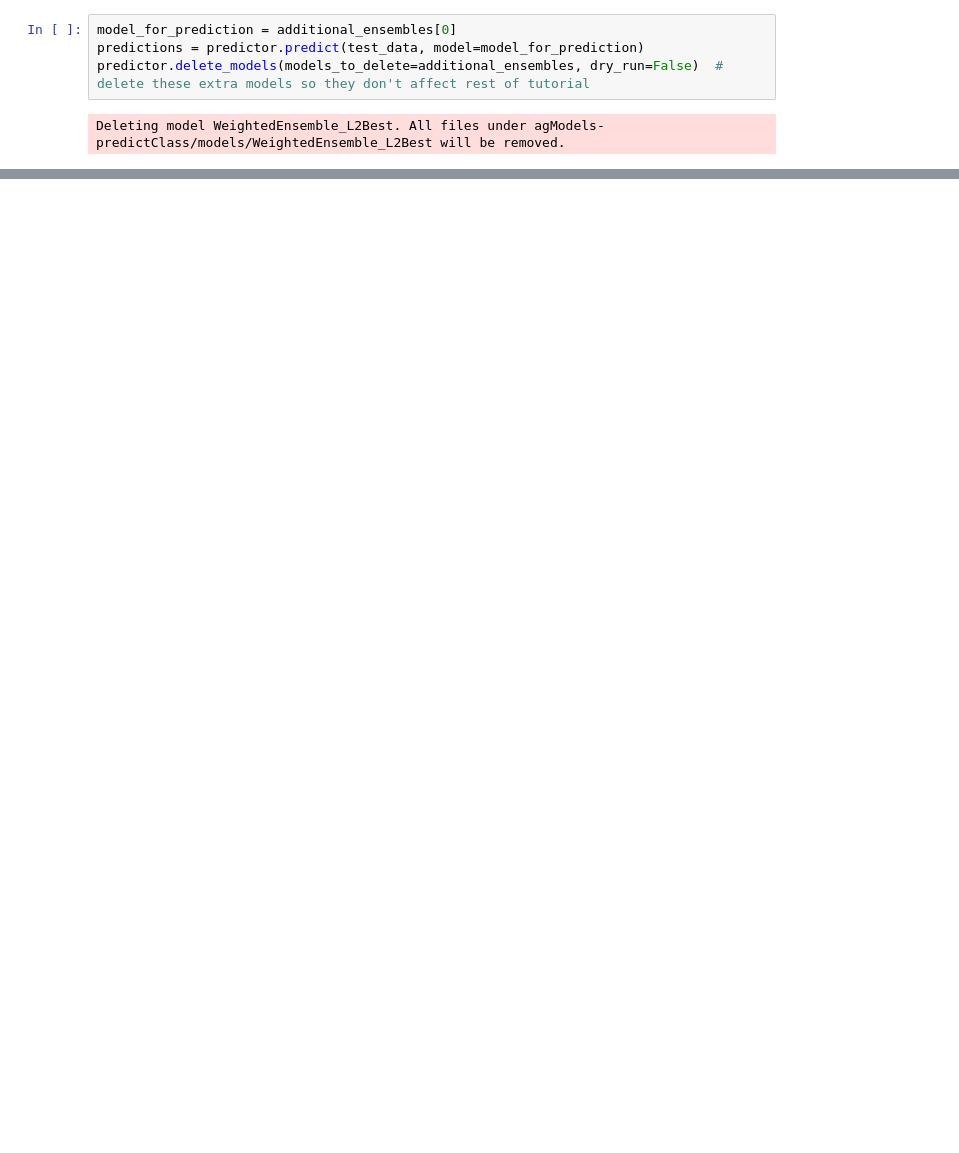
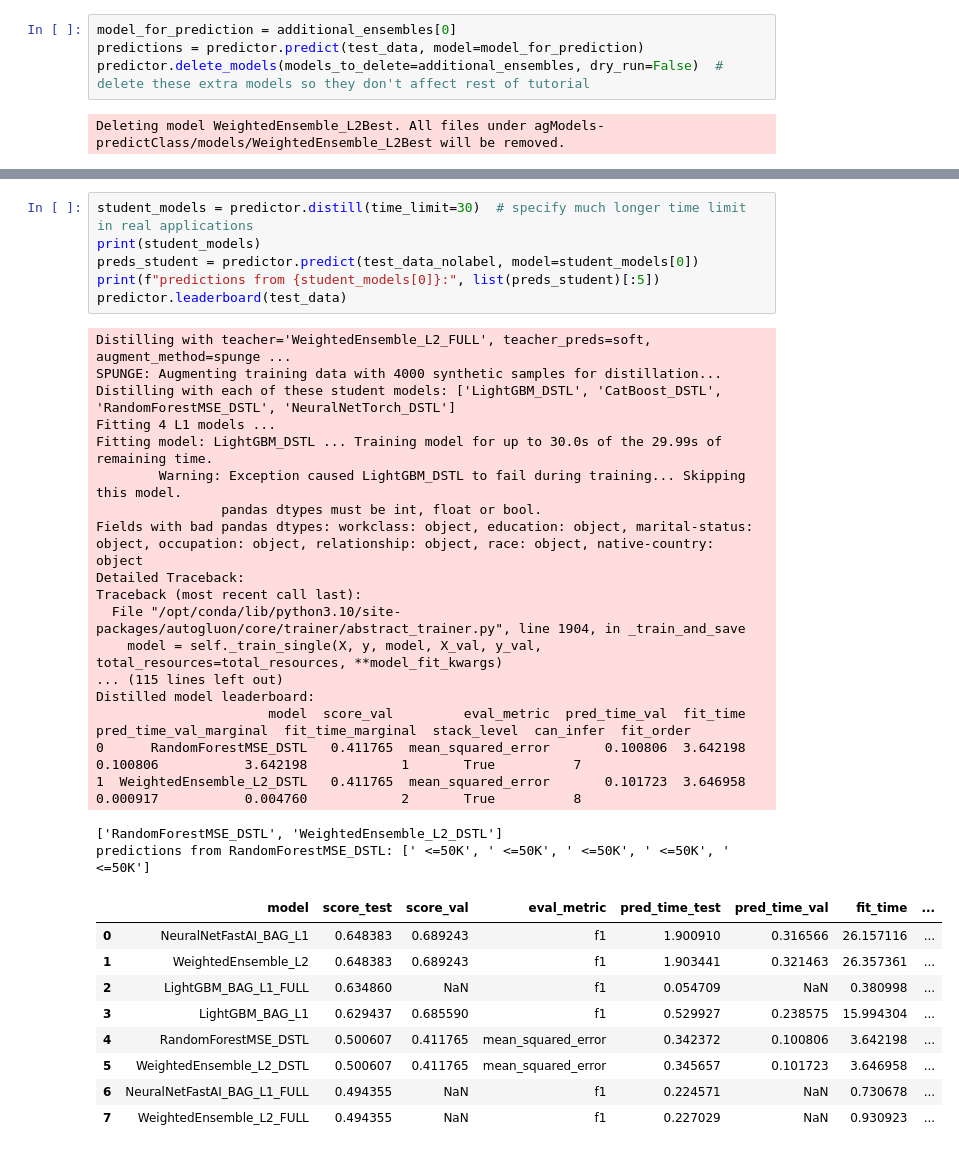
Before and after one commit to flyinacres/autogluon, a Jupyter notebook: autogluon-tabular-depth.ipynb, the cells around one changed output, grey strips where cells are left out. Saved outputs shown, nothing was run; the diff lists cells and outputs as text; blank space fills up the shorter version.

Commit message:
Kaggle Notebook | autogluon-tabular-depth | Version 9

```diff
--- a/autogluon-tabular-depth.ipynb
+++ b/autogluon-tabular-depth.ipynb
@@ -523,0 +524,35 @@ Name of each refit-full model corresponding to a previous bagged ensemble:
+# %%
+student_models = predictor.distill(time_limit=30)  # specify much longer time limit in real applications
+print(student_models)
+preds_student = predictor.predict(test_data_nolabel, model=student_models[0])
+print(f"predictions from {student_models[0]}:", list(preds_student)[:5])
+predictor.leaderboard(test_data)
+# %% [output]
+Distilling with teacher='WeightedEnsemble_L2_FULL', teacher_preds=soft, augment_method=spunge ...
+SPUNGE: Augmenting training data with 4000 synthetic samples for distillation...
+Distilling with each of these student models: ['LightGBM_DSTL', 'CatBoost_DSTL', 'RandomForestMSE_DSTL', 'NeuralNetTorch_DSTL']
+Fitting 4 L1 models ...
+Fitting model: LightGBM_DSTL ... Training model for up to 30.0s of the 29.99s of remaining time.
+        Warning: Exception caused LightGBM_DSTL to fail during training... Skipping this model.
+                pandas dtypes must be int, float or bool.
+Fields with bad pandas dtypes: workclass: object, education: object, marital-status: object, occupation: object, relationship: object, race: object, native-country: object
+Detailed Traceback:
+Traceback (most recent call last):
+  File "/opt/conda/lib/python3.10/site-packages/autogluon/core/trainer/abstract_trainer.py", line 1904, in _train_and_save
+    model = self._train_single(X, y, model, X_val, y_val, total_resources=total_resources, **model_fit_kwargs)
+... (115 lines left out)
+Distilled model leaderboard:
+                      model  score_val         eval_metric  pred_time_val  fit_time  pred_time_val_marginal  fit_time_marginal  stack_level  can_infer  fit_order
+0      RandomForestMSE_DSTL   0.411765  mean_squared_error       0.100806  3.642198                0.100806           3.642198            1       True          7
+1  WeightedEnsemble_L2_DSTL   0.411765  mean_squared_error       0.101723  3.646958                0.000917           0.004760            2       True          8
+['RandomForestMSE_DSTL', 'WeightedEnsemble_L2_DSTL']
+predictions from RandomForestMSE_DSTL: [' <=50K', ' <=50K', ' <=50K', ' <=50K', ' <=50K']
+|  | model | score_test | score_val | eval_metric | pred_time_test | pred_time_val | fit_time | ... |
+| 0 | NeuralNetFastAI_BAG_L1 | 0.648383 | 0.689243 | f1 | 1.900910 | 0.316566 | 26.157116 | ... |
+| 1 | WeightedEnsemble_L2 | 0.648383 | 0.689243 | f1 | 1.903441 | 0.321463 | 26.357361 | ... |
+| 2 | LightGBM_BAG_L1_FULL | 0.634860 | NaN | f1 | 0.054709 | NaN | 0.380998 | ... |
+| 3 | LightGBM_BAG_L1 | 0.629437 | 0.685590 | f1 | 0.529927 | 0.238575 | 15.994304 | ... |
+| 4 | RandomForestMSE_DSTL | 0.500607 | 0.411765 | mean_squared_error | 0.342372 | 0.100806 | 3.642198 | ... |
+| 5 | WeightedEnsemble_L2_DSTL | 0.500607 | 0.411765 | mean_squared_error | 0.345657 | 0.101723 | 3.646958 | ... |
+| 6 | NeuralNetFastAI_BAG_L1_FULL | 0.494355 | NaN | f1 | 0.224571 | NaN | 0.730678 | ... |
+| 7 | WeightedEnsemble_L2_FULL | 0.494355 | NaN | f1 | 0.227029 | NaN | 0.930923 | ... |
```
Also changed, not shown: parts of 16 cells of this notebook.
